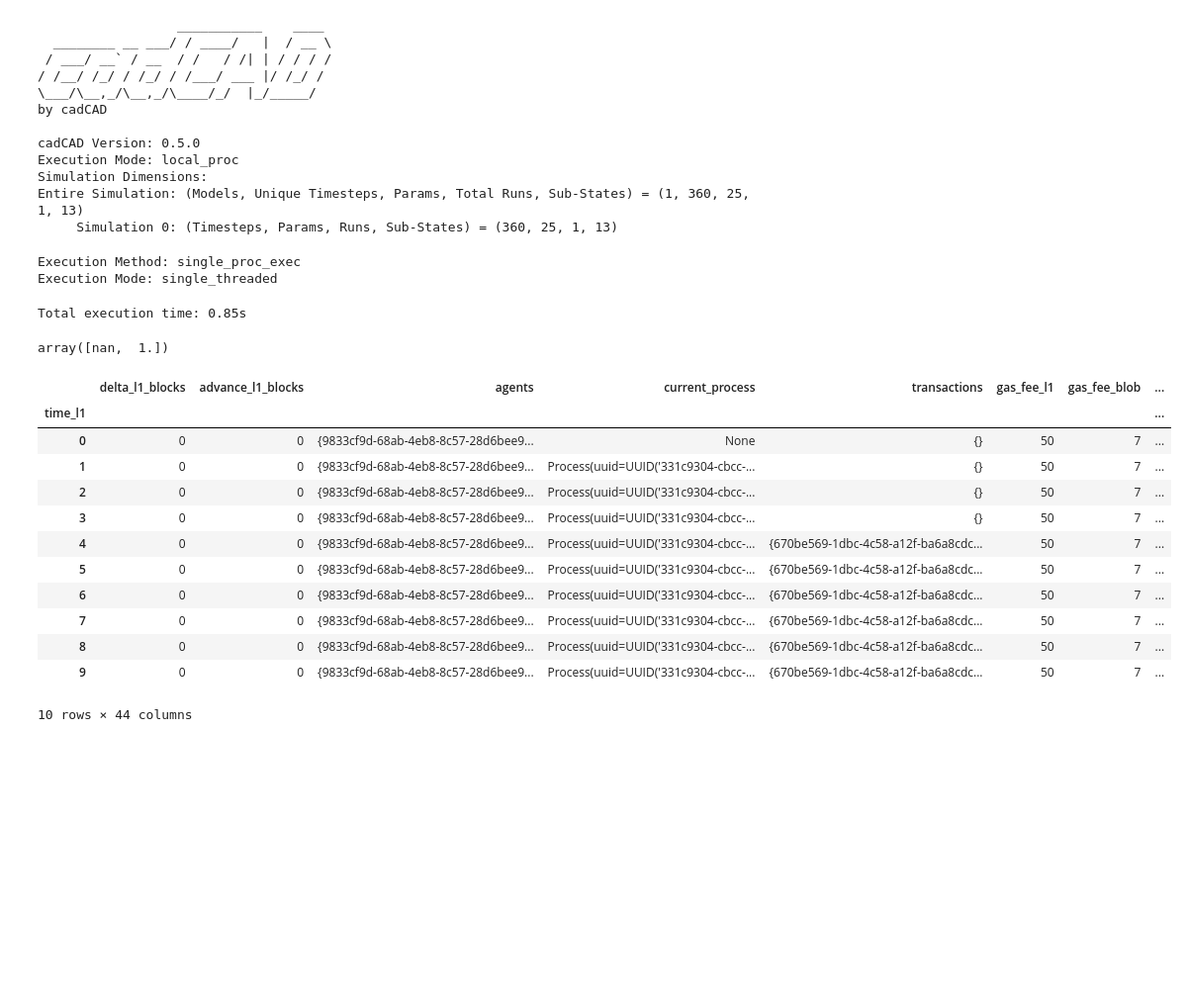
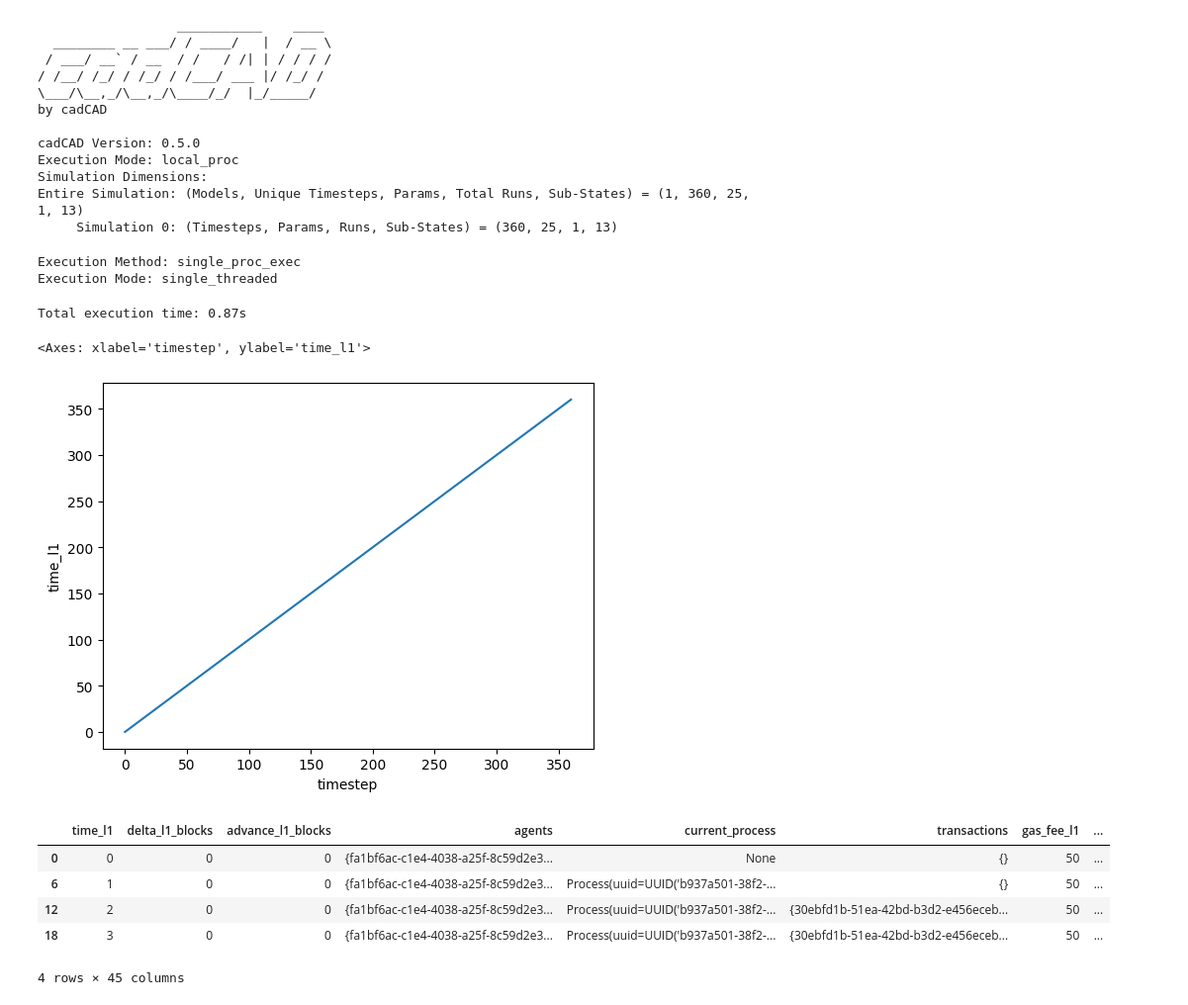
Before and after one commit to BlockScience/aztec-gddt, a Jupyter notebook: notebooks/test_run.ipynb, the cells around one changed output. Shown: that part at 99% size. Drawn from its saved outputs; the diff is of its cells as text; code cells hidden in the pictures; blank space fills up the shorter version.

```diff
--- a/notebooks/test_run.ipynb
+++ b/notebooks/test_run.ipynb
@@ -8,7 +10,7 @@ import plotly.express as px
 # %%
 from aztec_gddt.experiment import standard_run
 
-sim_df = standard_run().set_index('time_l1')
+sim_df = standard_run()
 # %% [output]
                   ___________    ____
   ________ __ ___/ / ____/   |  / __ \
@@ -24,25 +26,19 @@ Entire Simulation: (Models, Unique Timesteps, Params, Total Runs, Sub-States) =
      Simulation 0: (Timesteps, Params, Runs, Sub-States) = (360, 25, 1, 13)
 Execution Method: single_proc_exec
 Execution Mode: single_threaded
-Total execution time: 0.85s
+Total execution time: 0.87s
-# %%
-sim_df.delta_blocks.unique()
-# %% [output]
-array([nan,  1.])
+# %%
+sns.lineplot(x=sim_df.timestep, y=sim_df.time_l1)
+# %% [output]
+<Axes: xlabel='timestep', ylabel='time_l1'>
+[figure, added]
 # %%
-sim_df.head(10)
+sim_df.head(4)
 # %% [output]
-|  | delta_l1_blocks | advance_l1_blocks | agents | current_process | transactions | gas_fee_l1 | gas_fee_blob | ... |
-| time_l1 |  |  |  |  |  |  |  | ... |
-| 0 | 0 | 0 | {9833cf9d-68ab-4eb8-8c57-28d6bee9... | None | {} | 50 | 7 | ... |
-| 1 | 0 | 0 | {9833cf9d-68ab-4eb8-8c57-28d6bee9... | Process(uuid=UUID('331c9304-cbcc-... | {} | 50 | 7 | ... |
-| 2 | 0 | 0 | {9833cf9d-68ab-4eb8-8c57-28d6bee9... | Process(uuid=UUID('331c9304-cbcc-... | {} | 50 | 7 | ... |
-| 3 | 0 | 0 | {9833cf9d-68ab-4eb8-8c57-28d6bee9... | Process(uuid=UUID('331c9304-cbcc-... | {} | 50 | 7 | ... |
-| 4 | 0 | 0 | {9833cf9d-68ab-4eb8-8c57-28d6bee9... | Process(uuid=UUID('331c9304-cbcc-... | {670be569-1dbc-4c58-a12f-ba6a8cdc... | 50 | 7 | ... |
-| 5 | 0 | 0 | {9833cf9d-68ab-4eb8-8c57-28d6bee9... | Process(uuid=UUID('331c9304-cbcc-... | {670be569-1dbc-4c58-a12f-ba6a8cdc... | 50 | 7 | ... |
-| 6 | 0 | 0 | {9833cf9d-68ab-4eb8-8c57-28d6bee9... | Process(uuid=UUID('331c9304-cbcc-... | {670be569-1dbc-4c58-a12f-ba6a8cdc... | 50 | 7 | ... |
-| 7 | 0 | 0 | {9833cf9d-68ab-4eb8-8c57-28d6bee9... | Process(uuid=UUID('331c9304-cbcc-... | {670be569-1dbc-4c58-a12f-ba6a8cdc... | 50 | 7 | ... |
-| 8 | 0 | 0 | {9833cf9d-68ab-4eb8-8c57-28d6bee9... | Process(uuid=UUID('331c9304-cbcc-... | {670be569-1dbc-4c58-a12f-ba6a8cdc... | 50 | 7 | ... |
-| 9 | 0 | 0 | {9833cf9d-68ab-4eb8-8c57-28d6bee9... | Process(uuid=UUID('331c9304-cbcc-... | {670be569-1dbc-4c58-a12f-ba6a8cdc... | 50 | 7 | ... |
+|  | time_l1 | delta_l1_blocks | advance_l1_blocks | agents | current_process | transactions | gas_fee_l1 | ... |
+| 0 | 0 | 0 | 0 | {fa1bf6ac-c1e4-4038-a25f-8c59d2e3... | None | {} | 50 | ... |
+| 6 | 1 | 0 | 0 | {fa1bf6ac-c1e4-4038-a25f-8c59d2e3... | Process(uuid=UUID('b937a501-38f2-... | {} | 50 | ... |
+| 12 | 2 | 0 | 0 | {fa1bf6ac-c1e4-4038-a25f-8c59d2e3... | Process(uuid=UUID('b937a501-38f2-... | {30ebfd1b-51ea-42bd-b3d2-e456eceb... | 50 | ... |
+| 18 | 3 | 0 | 0 | {fa1bf6ac-c1e4-4038-a25f-8c59d2e3... | Process(uuid=UUID('b937a501-38f2-... | {30ebfd1b-51ea-42bd-b3d2-e456eceb... | 50 | ... |
-10 rows × 44 columns
+4 rows × 45 columns
 # %%
```
Also changed, not shown: parts of 10 cells of this notebook, 3 other files.
